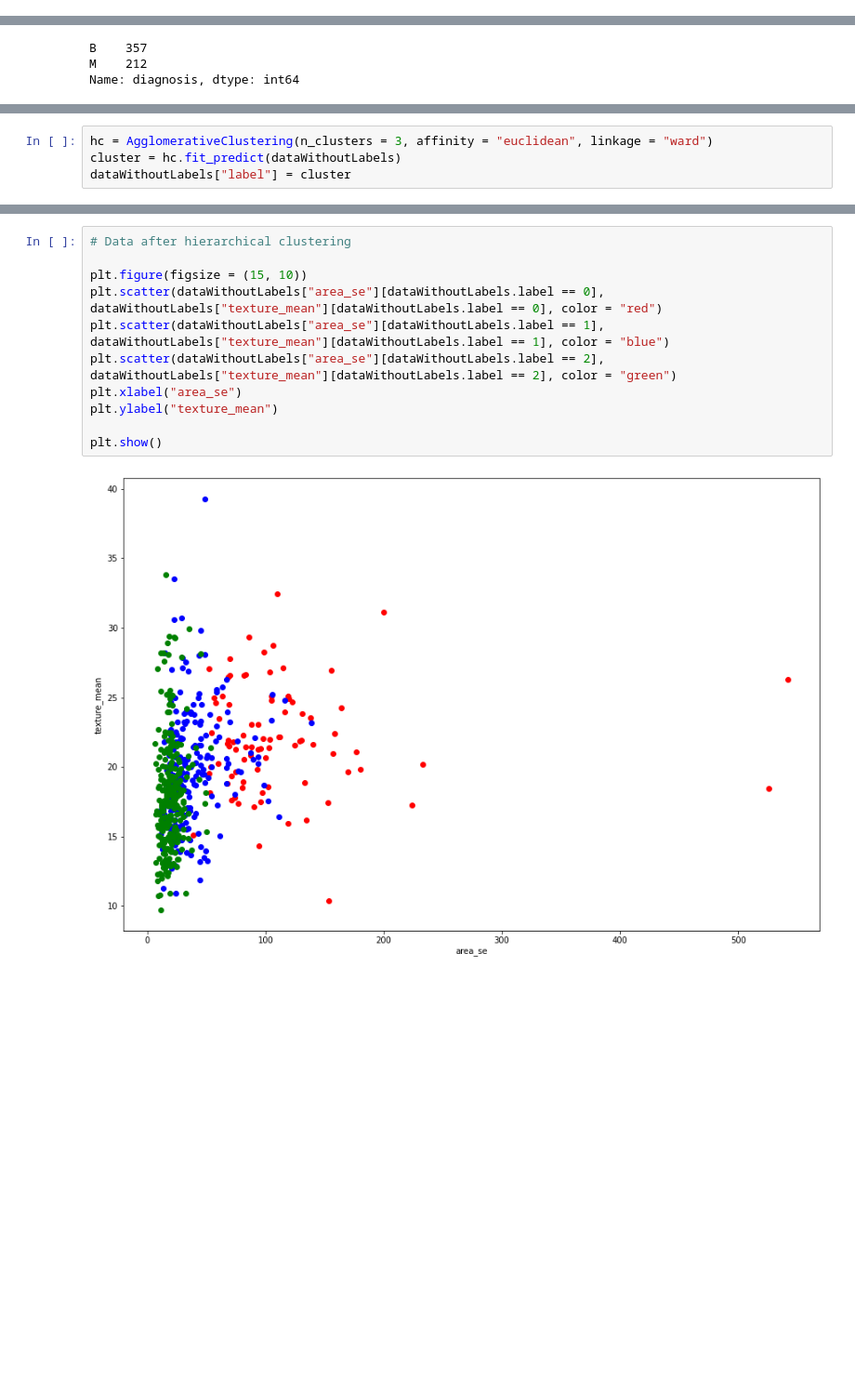
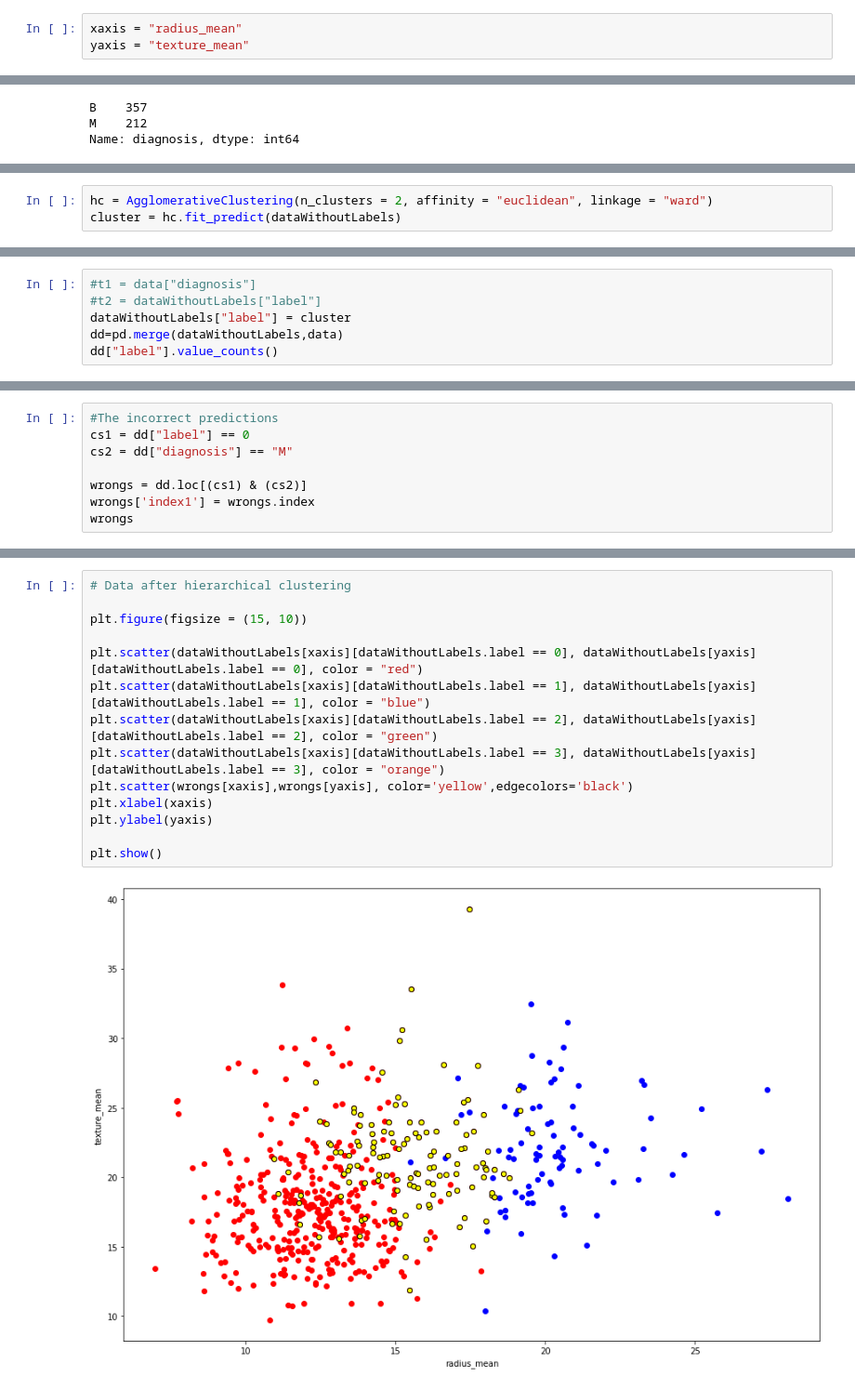
Before and after one commit to cagBRT/Machine-Learning, a Jupyter notebook: HierarchicalClustering4.ipynb, the cells around one changed output, grey strips where cells are left out. Shown at 93% size. Saved outputs shown, nothing was run; the diff lists cells and outputs as text; blank space fills up the shorter version.

```diff
--- a/HierarchicalClustering4.ipynb
+++ b/HierarchicalClustering4.ipynb
@@ -48,2 +56,5 @@ data.head()
+# %%
+xaxis = "radius_mean"
+yaxis = "texture_mean"
 # %%
 plt.figure(figsize = (15, 10))
@@ -119,4 +114,3 @@ plt.show()
 # %%
-hc = AgglomerativeClustering(n_clusters = 3, affinity = "euclidean", linkage = "ward")
+hc = AgglomerativeClustering(n_clusters = 2, affinity = "euclidean", linkage = "ward")
 cluster = hc.fit_predict(dataWithoutLabels)
-dataWithoutLabels["label"] = cluster
@@ -122,0 +122,6 @@ dataWithoutLabels["label"] = cluster
+# %%
+#t1 = data["diagnosis"]
+#t2 = dataWithoutLabels["label"]
+dataWithoutLabels["label"] = cluster
+dd=pd.merge(dataWithoutLabels,data)
+dd["label"].value_counts()
@@ -122,0 +134,8 @@ dataWithoutLabels["label"] = cluster
+# %%
+#The incorrect predictions
+cs1 = dd["label"] == 0
+cs2 = dd["diagnosis"] == "M"
+
+wrongs = dd.loc[(cs1) & (cs2)]
+wrongs['index1'] = wrongs.index
+wrongs
@@ -130,13 +186,16 @@ Name: label, dtype: int64
 # %%
 # Data after hierarchical clustering
 
 plt.figure(figsize = (15, 10))
-plt.scatter(dataWithoutLabels["area_se"][dataWithoutLabels.label == 0], dataWithoutLabels["texture_mean"][dataWithoutLabels.label == 0], color = "red")
-plt.scatter(dataWithoutLabels["area_se"][dataWithoutLabels.label == 1], dataWithoutLabels["texture_mean"][dataWithoutLabels.label == 1], color = "blue")
-plt.scatter(dataWithoutLabels["area_se"][dataWithoutLabels.label == 2], dataWithoutLabels["texture_mean"][dataWithoutLabels.label == 2], color = "green")
-plt.xlabel("area_se")
-plt.ylabel("texture_mean")
+
+plt.scatter(dataWithoutLabels[xaxis][dataWithoutLabels.label == 0], dataWithoutLabels[yaxis][dataWithoutLabels.label == 0], color = "red")
+plt.scatter(dataWithoutLabels[xaxis][dataWithoutLabels.label == 1], dataWithoutLabels[yaxis][dataWithoutLabels.label == 1], color = "blue")
+plt.scatter(dataWithoutLabels[xaxis][dataWithoutLabels.label == 2], dataWithoutLabels[yaxis][dataWithoutLabels.label == 2], color = "green")
+plt.scatter(dataWithoutLabels[xaxis][dataWithoutLabels.label == 3], dataWithoutLabels[yaxis][dataWithoutLabels.label == 3], color = "orange")
+plt.scatter(wrongs[xaxis],wrongs[yaxis], color='yellow',edgecolors='black')
+plt.xlabel(xaxis)
+plt.ylabel(yaxis)
 
 plt.show()
 # %% [output]
-[figure, old version]
+[figure, new version]
```
Also changed, not shown: parts of 23 cells of this notebook.
